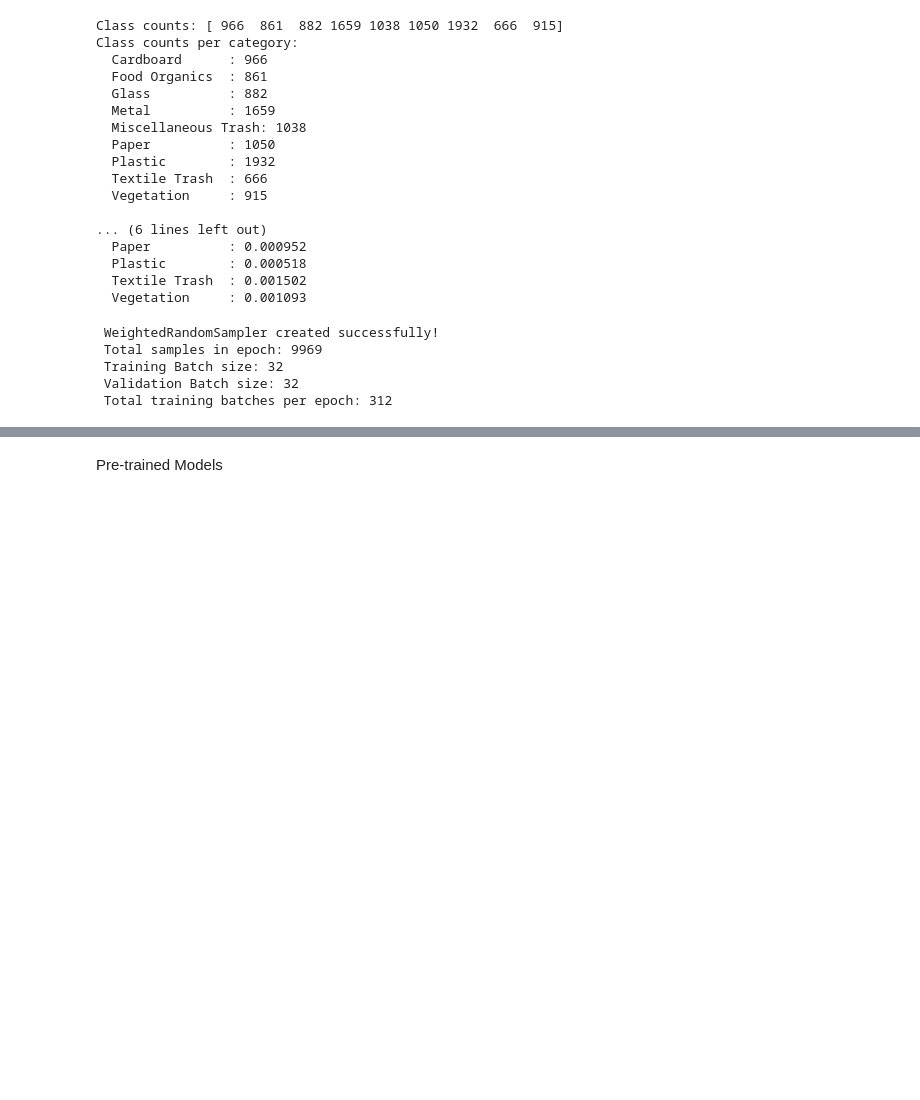
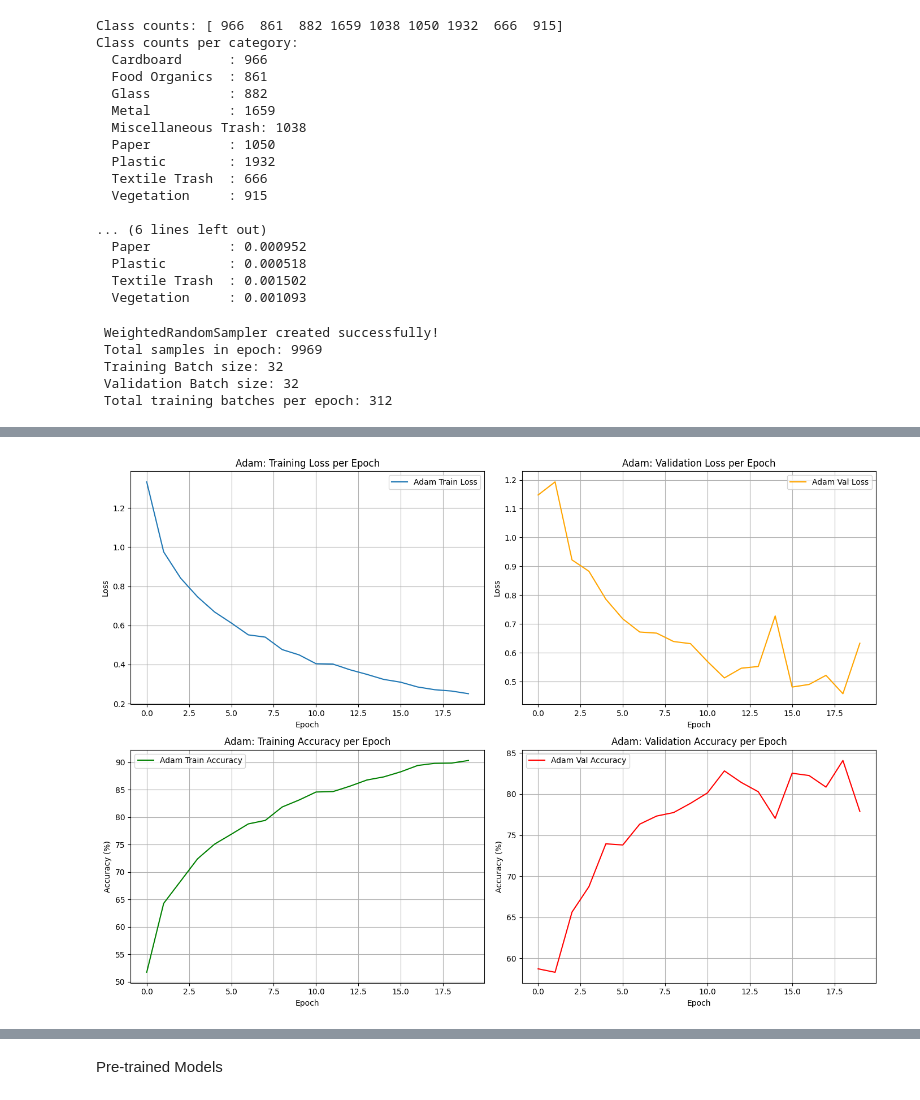
Before and after one commit to lahirunie-dulsara/EN3150-Assignment-3-CNN, a Jupyter notebook: realwaste.ipynb, the cells around one changed output, grey strips where cells are left out. Saved outputs shown, nothing was run; the diff lists cells and outputs as text; code cells hidden in the pictures; blank space fills up the shorter version.

```diff
--- a/realwaste.ipynb
+++ b/realwaste.ipynb
@@ -340,8 +341,8 @@ print(f"\n===== Training with Adam =====\n")
 reset_weights(model)
 
 # Adams Optimizer
-learning_rate = 1e-5
-weight_decay = 1e-2
+learning_rate = 3e-5
+weight_decay = 1e-4
 optimizer = optim.Adam(
     filter(lambda p: p.requires_grad, model.parameters()),
     lr=learning_rate,
@@ -389,7 +390,7 @@ print(f"\n===== Training with SGD =====\n")
 reset_weights(model)
 
 # SGD Optimizer
-learning_rate = 1e-3
+learning_rate = 2e-4
 weight_decay = 1e-4
 optimizer = optim.SGD(
     model.parameters(),
@@ -471,3 +486,46 @@ print(f"Model saved to {model_save_path}")
+# %%
+plt.figure(figsize=(14, 10))
+
+# 1️⃣ Train Loss
+plt.subplot(2, 2, 1)
+plt.plot(results["Adam"][0], label="Adam Train Loss")
+plt.title("Adam: Training Loss per Epoch")
+plt.xlabel("Epoch")
+plt.ylabel("Loss")
+plt.legend()
+plt.grid(True)
+
+# 2️⃣ Validation Loss
+plt.subplot(2, 2, 2)
+plt.plot(results["Adam"][1], label="Adam Val Loss", color='orange')
+plt.title("Adam: Validation Loss per Epoch")
+plt.xlabel("Epoch")
+plt.ylabel("Loss")
+plt.legend()
+plt.grid(True)
+
+# 3️⃣ Training Accuracy
+plt.subplot(2, 2, 3)
+plt.plot(results["Adam"][2], label="Adam Train Accuracy", color='green')
+plt.title("Adam: Training Accuracy per Epoch")
+plt.xlabel("Epoch")
+plt.ylabel("Accuracy (%)")
+plt.legend()
+plt.grid(True)
+
+# 4️⃣ Validation Accuracy
+plt.subplot(2, 2, 4)
+plt.plot(results["Adam"][3], label="Adam Val Accuracy", color='red')
+plt.title("Adam: Validation Accuracy per Epoch")
+plt.xlabel("Epoch")
+plt.ylabel("Accuracy (%)")
+plt.legend()
+plt.grid(True)
+
+plt.tight_layout()
+plt.show()
+# %% [output]
+[figure, added]
 # %%
 plt.figure(figsize=(14, 10))
 
```
Also changed, not shown: parts of 17 cells of this notebook.
